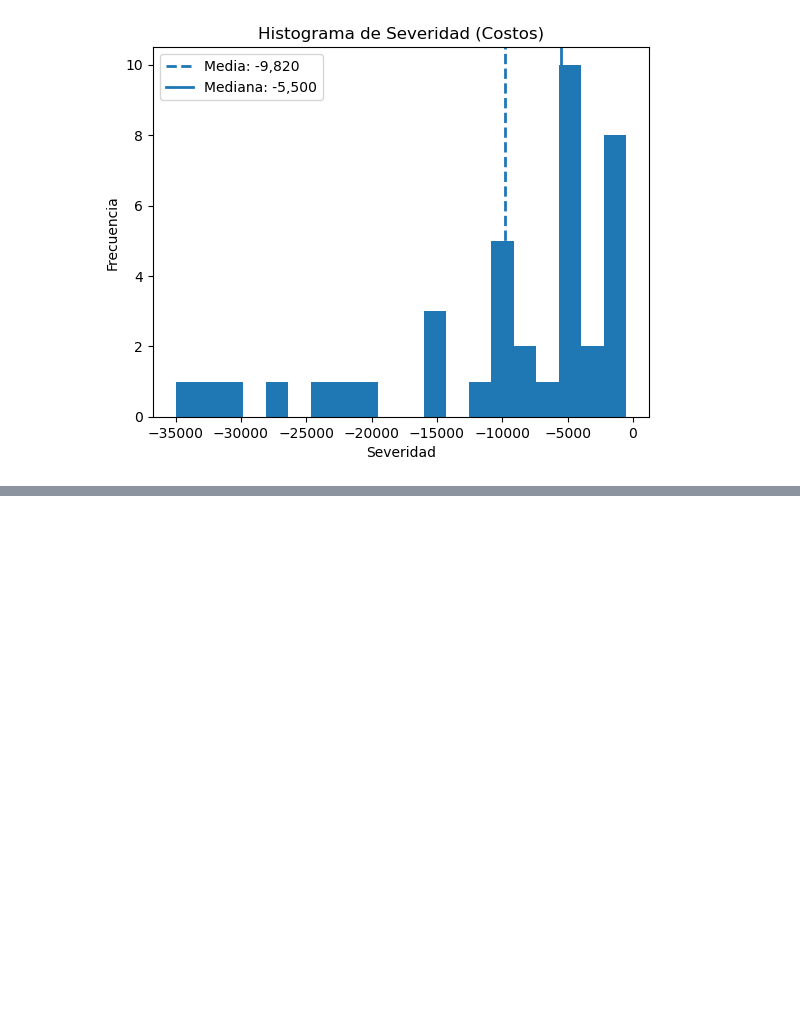
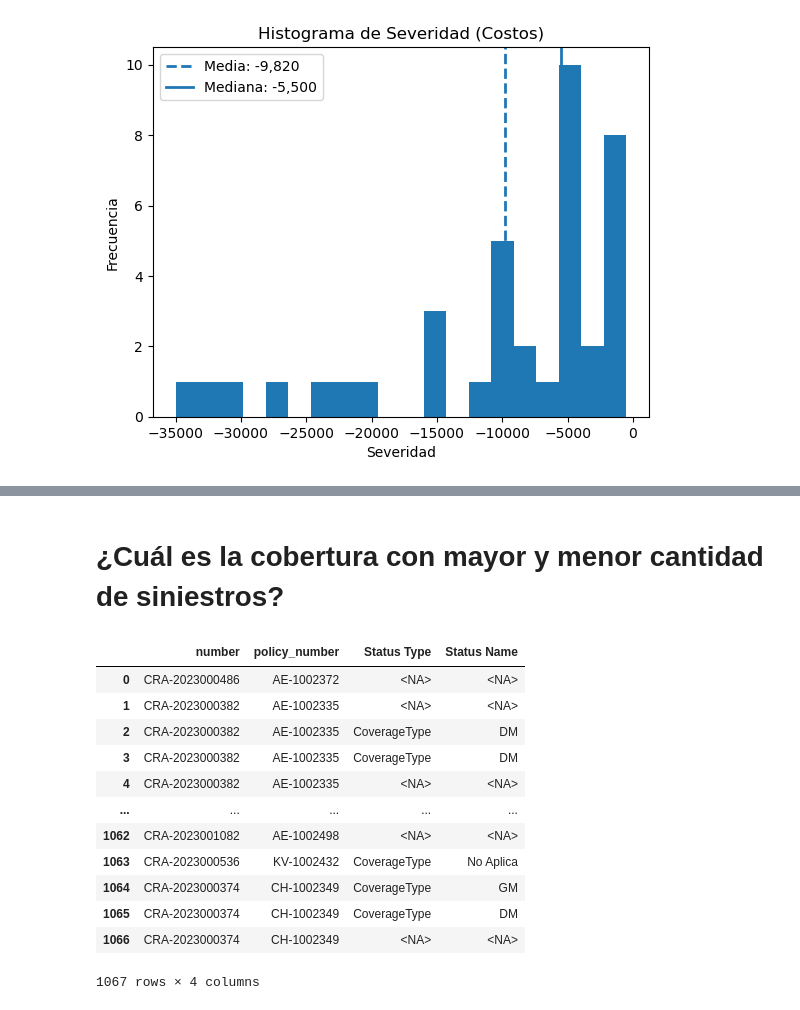
Before and after one commit to geyneph/CrabiTest, a Jupyter notebook: WorkSpace/NotebookAnalysis.ipynb, the cells around one changed output, grey strips where cells are left out. Saved outputs shown, nothing was run; the diff lists cells and outputs as text; code cells hidden in the pictures; blank space fills up the shorter version.

```diff
--- a/WorkSpace/NotebookAnalysis.ipynb
+++ b/WorkSpace/NotebookAnalysis.ipynb
@@ -385,0 +441,2 @@ plt.show()
+# %% [markdown]
+# ¿Cuál es la cobertura con mayor y menor cantidad de siniestros?
@@ -385,0 +450,26 @@ plt.show()
+# %%
+#Cleaning Columns
+cols = ['claim_id','Status Type','Status Name']
+df_Service_claim= df_Service_claim[cols]
+#Creating new Data frame for Clame table called: claim coverage
+df_Claim_coverage = claimTable
+#Merging new table with Claim
+df_Claim_coverage = df_Claim_coverage.merge(df_Service_claim,left_on='id',right_on='claim_id',how='left')
+cols = ['number','policy_number','Status Type','Status Name']
+df_Claim_coverage = df_Claim_coverage[cols]
+df_Claim_coverage.convert_dtypes()
+df_Claim_coverage
+# %% [output]
+|  | number | policy_number | Status Type | Status Name |
+| 0 | CRA-2023000486 | AE-1002372 | <NA> | <NA> |
+| 1 | CRA-2023000382 | AE-1002335 | <NA> | <NA> |
+| 2 | CRA-2023000382 | AE-1002335 | CoverageType | DM |
+| 3 | CRA-2023000382 | AE-1002335 | CoverageType | DM |
+| 4 | CRA-2023000382 | AE-1002335 | <NA> | <NA> |
+| ... | ... | ... | ... | ... |
+| 1062 | CRA-2023001082 | AE-1002498 | <NA> | <NA> |
+| 1063 | CRA-2023000536 | KV-1002432 | CoverageType | No Aplica |
+| 1064 | CRA-2023000374 | CH-1002349 | CoverageType | GM |
+| 1065 | CRA-2023000374 | CH-1002349 | CoverageType | DM |
+| 1066 | CRA-2023000374 | CH-1002349 | <NA> | <NA> |
+1067 rows × 4 columns
```
Also changed, not shown: parts of 16 cells of this notebook, 1 other file.
